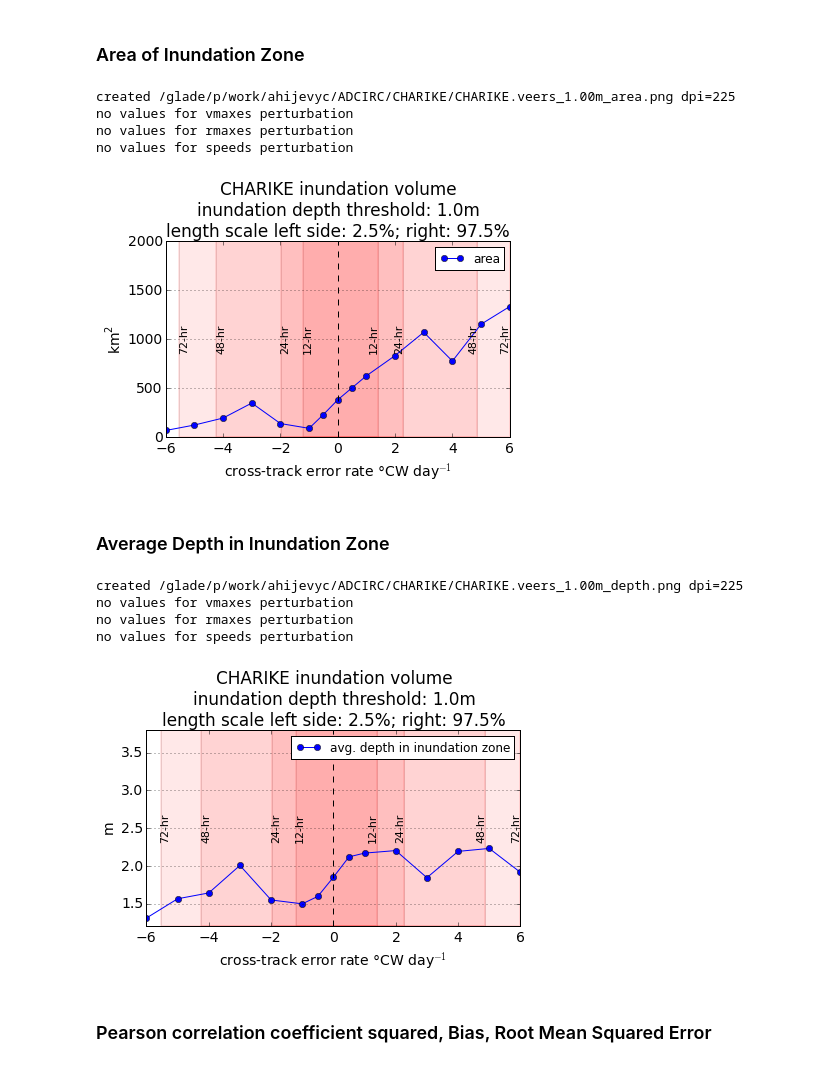
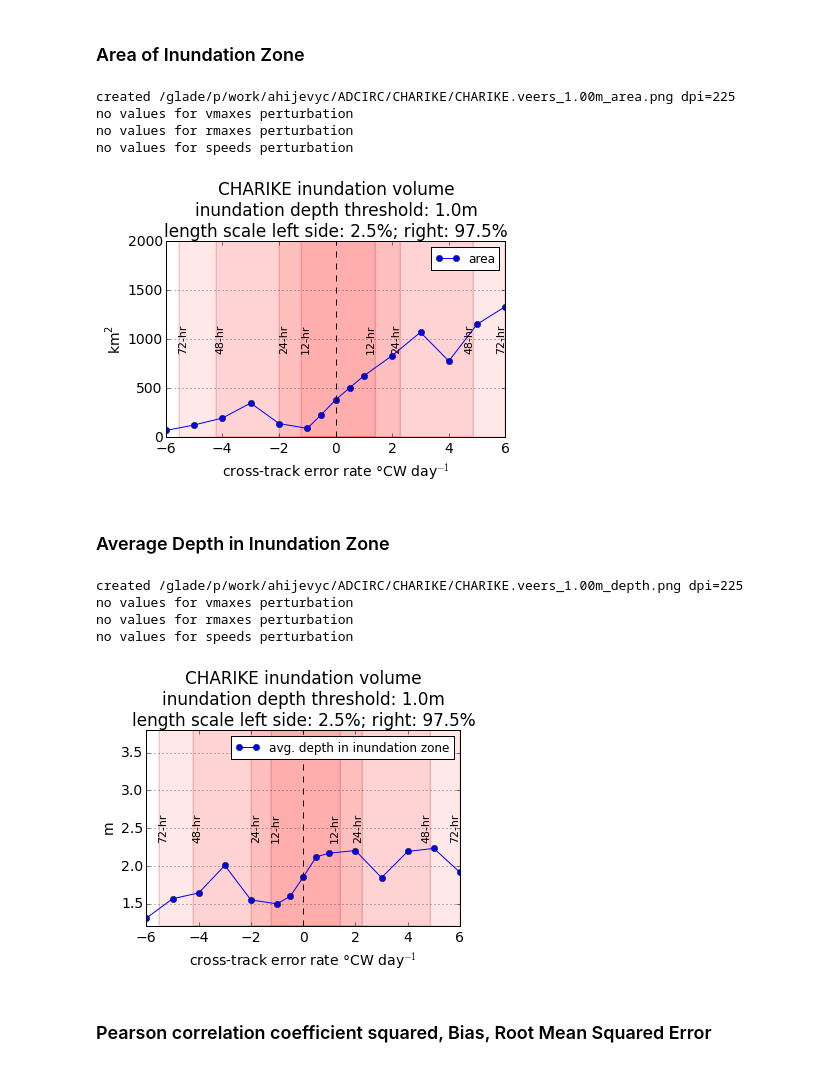
Before and after one commit to ahijevyc/ADCIRC, a Jupyter notebook: CHARIKE.ipynb, the cells around one changed output. Cells and saved outputs as stored; diff of their text form; code cells hidden in the pictures.

```diff
--- a/CHARIKE.ipynb
+++ b/CHARIKE.ipynb
@@ -177,7 +177,7 @@ def forecast_err_boxes(ax, perturbation):
         # clunky way to get nautical miles (multiply knots by hour)
         nm = cf_units.Unit('knot') * cf_units.Unit('hour')
         radii = nm.convert(np.array(radii), cf_units.Unit('km'))
-        boxes = [12,24,48,72]
+        fhrboxes = [12,24,48,72]
 
 
     if perturbation.name == 'speeds':
@@ -185,7 +185,7 @@ def forecast_err_boxes(ax, perturbation):
         # list of (hour, km) tuples to define 2010-2014 cone estimated to be more than cross-track error from
         # https://docs.google.com/a/ucar.edu/spreadsheets/d/1_Y9dX2240jMZ1abgZt4E6Td-pODq6k3q8rxVKwz55Us/edit?usp=sharing
         fhr, radii = zip(*[(12,90),(24,129),(36,160),(48,190),(72,260),(96,340),(120,450)])
-        boxes = [12,24,48,72]
+        fhrboxes = [12,24,48,72]
 
 
     if perturbation.name == 'vmaxes':
@@ -193,7 +193,21 @@ def forecast_err_boxes(ax, perturbation):
         # list of (hour, knots) tuples from NHC published stats
         # https://drive.google.com/open?id=0B4GoIuq38OVyLTRhTkxmbE1YZVY1eU5xYlA3RlJWOHlyN3A0
         fhr, radii = zip(*[(24,10),(48,15),(72,20)])
-        boxes = fhr
+        fhrboxes = fhr
+
+
+    if perturbation.name == 'rmaxes':
+        # from Kate Fossell's Feb 10 2017 email
+        # IKE
+        pert,dist = zip(*[(-50,-37),(-43,-32),(-33,-24),(-20,-15),(0,0),(25,19),(50,37),(75,68),(100,75)])
+        if 'CHAR' in thisstorm.name:
+            # CHARLEY
+            pert,dist = zip(*[(-50,-19),(-43,-16),(-33,-12),(-20,-7),(0,0),(25,9),(50,18),(75,27),(100,37)])
+
+        # list of (hour, km) tuples Feb 10 2017 email from Kate Fossell
+        # Based on Cangialosi and Landsea (2016)
+        fhr, radii = zip(*[(12,37),(24,52),(36,60),(48,63),(72,68)])
+        fhrboxes = fhr
 
 
     try:
@@ -201,14 +215,22 @@ def forecast_err_boxes(ax, perturbation):
     except NameError:
         print "no foreast lead time window for", perturbation.name, perturbation.storm.name
         return
-    lefts = np.interp(-np.interp(boxes, fhr, radii), dist, pert)
-    rights = np.interp(np.interp(boxes, fhr, radii), dist, pert)
-    for box, left, right in zip(boxes, lefts, rights):
+    # np.interp(x,xp,fp)
+    # x: x-coordinates of interpolated values
+    # xp: 1-D seq of floats. the x-coordinates of the data points
+    # fp: 1-D seq of floats or complex. The y-coordinates of the data points, same len as xp.
+    # First get errors assocated with fboxes list.
+    # Then get perturbation associated with those errors.
+    lefts = np.interp(-np.interp(fhrboxes, fhr, radii), dist, pert)
+    rights = np.interp(np.interp(fhrboxes, fhr, radii), dist, pert)
+    for box, left, right in zip(fhrboxes, lefts, rights):
         junk = forecast_err_box(left, right, '%d-hr' % box, axes=ax)
+        if left <= np.min(perturbation.values) and right >= np.max(perturbation.values):
+            break
 # %% [markdown]
 ### Compare Control to NOAA Stations (IKE only)
 # %%
-if True and thisstorm.name == 'IKE':
+if False and thisstorm.name == 'IKE':
     import urllib, csv, re
     import cf_units # Provision of wrapper class to support UDUNITS-2, netcdftime calendar
 
@@ -283,7 +305,7 @@ if True and thisstorm.name == 'IKE':
 # %% [markdown]
 ### Compare control to USGS Sensors (IKE only)
 # %%
-if True and thisstorm.name == 'IKE':
+if False and thisstorm.name == 'IKE':
     # USGS stations in Open-File Report 2008-1365
     # Monitoring Inland Storm Surge and Flooding from Hurricane Ike in Texas and Louisiana, September 2008
     # By Jeffery W. East, Michael J. Turco, and Robert R. Mason, Jr.
@@ -351,7 +373,7 @@ if True and thisstorm.name == 'IKE':
 
 
     nc_file = thisstorm.basedir+'control/fort.63.nc'
-
+    print nc_file
     fh = Dataset(nc_file, mode='r')
     meshlat=fh.variables['y'][:]
     meshlon=fh.variables['x'][:]
@@ -612,7 +639,7 @@ for perturbation in [veers, vmaxes, rmaxes, speeds]:
 
     fig, ax = plt.subplots()
     plt.plot(perturbation.values,perturbation.area,marker='o',label='area')
-    plt.tight_layout(rect=(0.04,0.03,1,0.9))
+    plt.tight_layout(rect=(0.05,0.03,1,0.9))
     plt.ylabel('$\mathregular{km^2}$')
     plt.title(perturbation.title)
     ax.yaxis.grid()
@@ -629,34 +656,34 @@ created /glade/p/work/ahijevyc/ADCIRC/CHARIKE/CHARIKE.veers_1.00m_area.png dpi=2
 no values for vmaxes perturbation
 no values for rmaxes perturbation
 no values for speeds perturbation
-[figure, old version]
+[figure, new version]
 # %% [markdown]
 ### Average Depth in Inundation Zone
 # %%
 for perturbation in [veers, vmaxes, rmaxes, speeds]:
     if len(perturbation.values) == 0:
         print "no values for "+perturbation.name+" perturbation"
         continue
 
     fig, ax = plt.subplots()
     plt.plot(perturbation.values,perturbation.depth,marker='o',label='avg. depth in inundation zone')
-    plt.tight_layout(rect=(0,0.03,1,0.9))
+    plt.tight_layout(rect=(0.05,0.03,.91,0.9))
     plt.ylabel('$\mathregular{m}$')
     plt.title(perturbation.title)
     ax.yaxis.grid()
     ax.set_ylim(1.2,3.8)
     legend = plt.legend(loc='best', fontsize=12)
     plt.xlabel(perturbation.xlabel)
     plt.axvline(x=0, linestyle='dashed', color='black')
     forecast_err_boxes(ax, perturbation)
 
     status = mysavfig(perturbation.storm.basedir+perturbation.storm.name+'.'+perturbation.name+'_'+perturbation.Ithresh+'_depth.png',dpi=225)
 # %% [output]
 created /glade/p/work/ahijevyc/ADCIRC/CHARIKE/CHARIKE.veers_1.00m_depth.png dpi=225
 no values for vmaxes perturbation
 no values for rmaxes perturbation
 no values for speeds perturbation
-[figure, old version]
+[figure, new version]
 # %% [markdown]
 ### Pearson correlation coefficient squared, Bias, Root Mean Squared Error
 # %%
```
Also changed, not shown: parts of 5 cells of this notebook.
